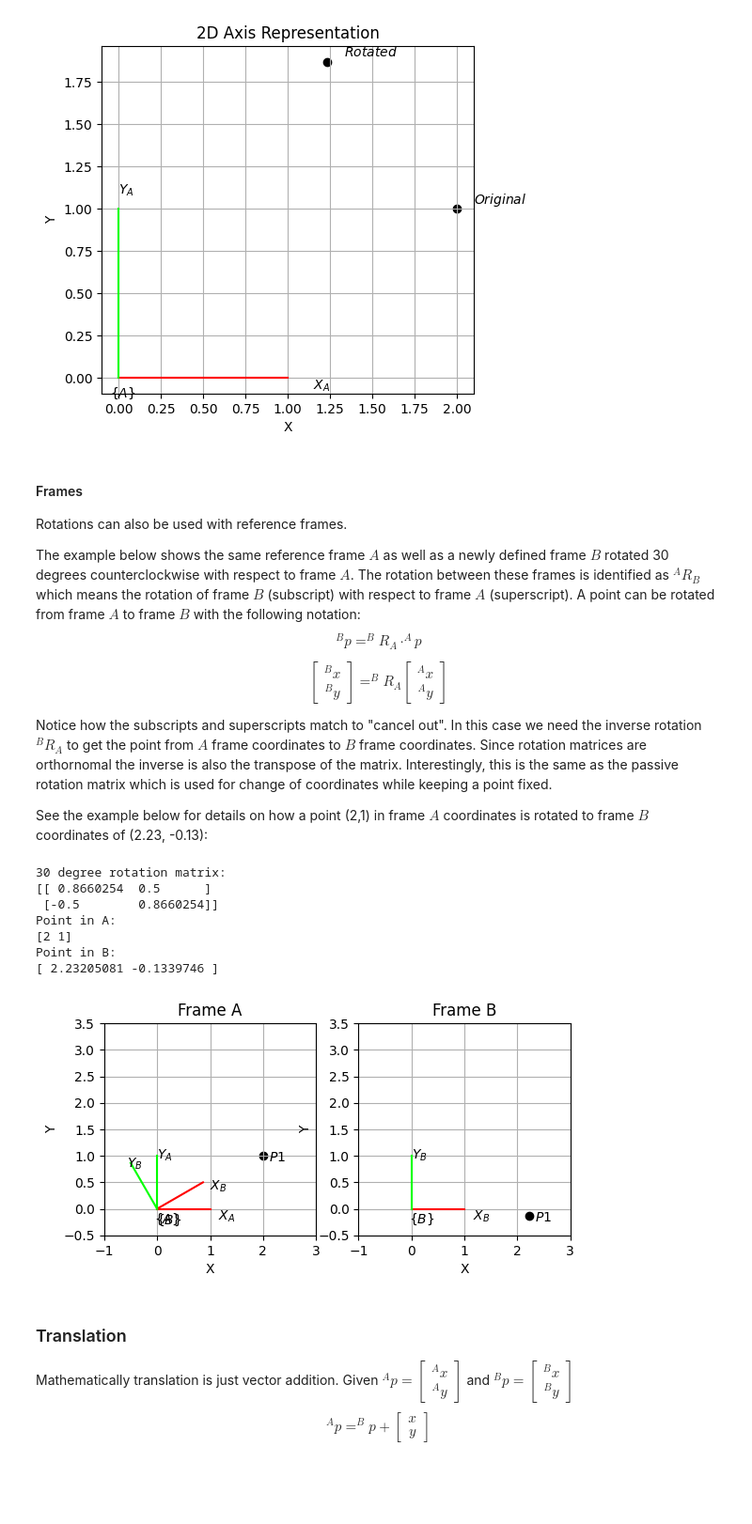
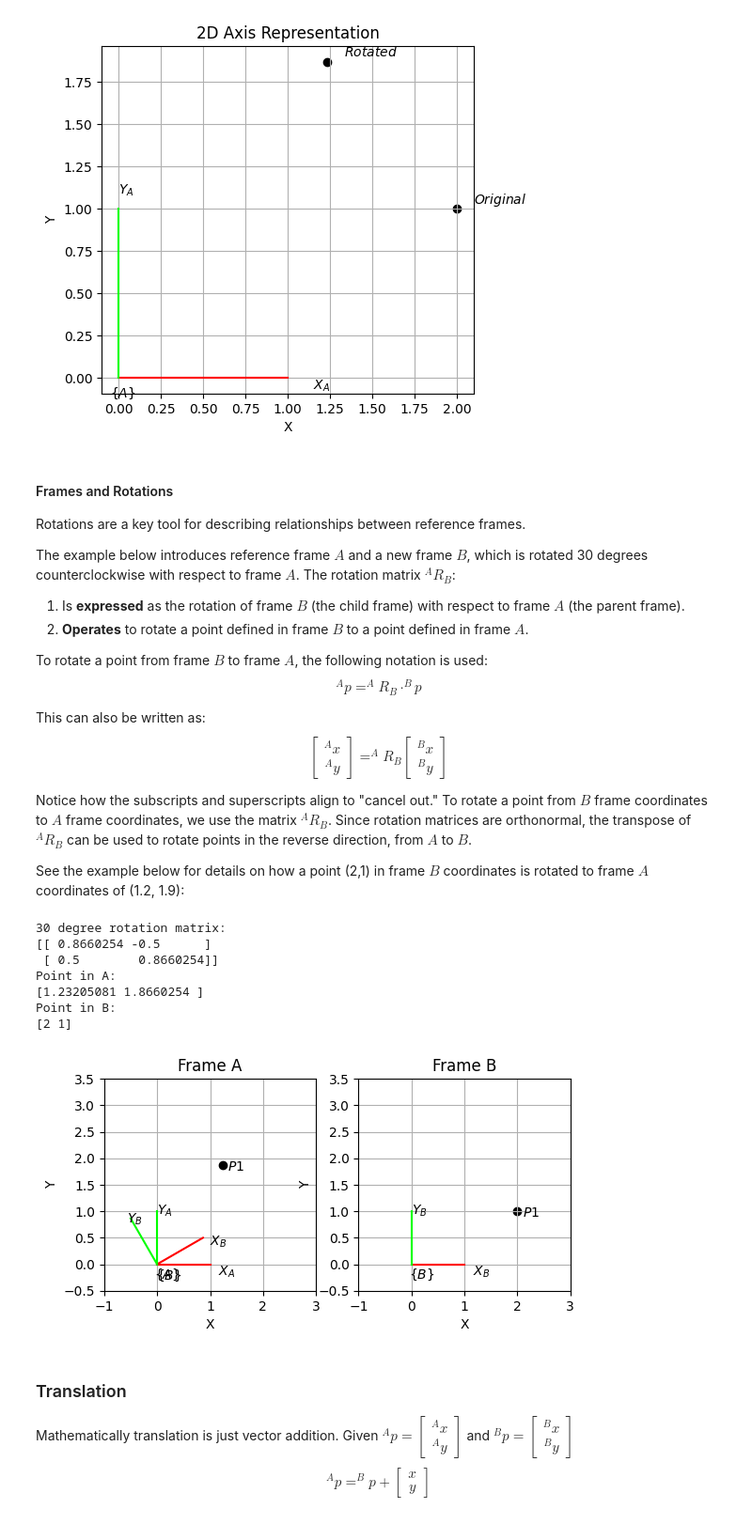
Before and after one commit to chasekunz/rigid-body-transformations, a Jupyter notebook: examples/rigid_body_transformations.ipynb, the cells around one changed output. Shown at 94% size. Saved outputs shown, nothing was run; the diff lists cells and outputs as text; code cells hidden in the pictures; blank space fills up the shorter version.

Commit message:
Clarify frames, add dev container

```diff
--- a/examples/rigid_body_transformations.ipynb
+++ b/examples/rigid_body_transformations.ipynb
@@ -92,49 +92,53 @@ Rotated point:
 [1.23205081 1.8660254 ]
 [figure]
 # %% [markdown]
-#### Frames
-Rotations can also be used with reference frames.
+#### Frames and Rotations
 
-The example below shows the same reference frame $A$ as well as a newly defined frame $B$ rotated 30 degrees counterclockwise with respect to frame $A$. The rotation between these frames is identified as $^{A}R_{B}$ which means the rotation of frame $B$ (subscript) with respect to frame $A$ (superscript). A point can be rotated from frame $A$ to frame $B$ with the following notation:
-$$ ^{B}p = ^{B}R_{A} \cdot ^{A}p$$
+Rotations are a key tool for describing relationships between reference frames.
 
+The example below introduces reference frame $A$ and a new frame $B$, which is rotated 30 degrees counterclockwise with respect to frame $A$. The rotation matrix $^{A}R_{B}$:
+
+1. Is **expressed** as the rotation of frame $B$ (the child frame) with respect to frame $A$ (the parent frame).
+2. **Operates** to rotate a point defined in frame $B$ to a point defined in frame $A$.
+
+To rotate a point from frame $B$ to frame $A$, the following notation is used:
+$$ ^{A}p = ^{A}R_{B} \cdot ^{B}p $$
+
+This can also be written as:
 $$
+\begin{bmatrix}
+^{A}x \\
+^{A}y
+\end{bmatrix}
+=
+^{A}R_{B}
 \begin{bmatrix}
 ^{B}x \\
 ^{B}y
 \end{bmatrix}
-=
-^{B}R_{A}
-\begin{bmatrix}
-^{A}x \\
-^{A}y
-\end{bmatrix}
 $$
 
-Notice how the subscripts and superscripts match to "cancel out". In this case we need the inverse rotation $^{B}R_{A}$ to get the point from $A$ frame coordinates to $B$ frame coordinates. Since rotation matrices are orthornomal the inverse is also the transpose of the matrix. Interestingly, this is the same as the passive rotation matrix which is used for change of coordinates while keeping a point fixed.
+Notice how the subscripts and superscripts align to "cancel out." To rotate a point from $B$ frame coordinates to $A$ frame coordinates, we use the matrix $^{A}R_{B}$. Since rotation matrices are orthonormal, the transpose of $^{A}R_{B}$ can be used to rotate points in the reverse direction, from $A$ to $B$.
 
-See the example below for details on how a point (2,1) in frame $A$ coordinates is rotated to frame $B$ coordinates of (2.23, -0.13):
+See the example below for details on how a point (2,1) in frame $B$ coordinates is rotated to frame $A$ coordinates of (1.2, 1.9):
 # %%
-
 # Reference frame A
 a = transforms2d.Transform2D(0, 0, np.deg2rad(0))
 
 # Transformation/Pose (rotation only for now) of frame B with respect
 # to frame A
-theta  = 30 # degrees
+theta  = 30  # degrees
 T_ab = transforms2d.Transform2D(0, 0, np.deg2rad(theta))
 
 print('30 degree rotation matrix:')
-print(T_ab.as_matrix().T[0:2,0:2])
+print(T_ab.as_matrix()[0:2, 0:2])  # Display the rotation matrix component of T_ab
 
-# Create a point defined in frame A
-p_a = np.array([2,1,1]) # homogeneous coordinates
+# Create a point defined in frame B
+p_b = np.array([2, 1, 1])  # homogeneous coordinates
 
-# Rotate the point from frame A to frame B
-# p_b = T_ba @ p_a. Since we only have T_ab we need to invert it first.
-# This inversion is equivalent to a passive rotation, which is used for
-# changing frames while keeping the point fixed.
-p_b = T_ab.inverse().as_matrix() @ p_a
+# Rotate the point from frame B to frame A
+# p_a = T_ab @ p_b
+p_a = T_ab.as_matrix() @ p_b
 
 print('Point in A:')
 print(p_a[0:2])
@@ -144,38 +148,38 @@ print(p_b[0:2])
 # Create a figure and axes
 fig, ax = plt.subplots(1, 2)
 
 # Plot coordinate frames in A and point in A
 a.plot(ax=ax[0], frame="A")
 T_ab.plot(ax=ax[0], frame="B")
 transforms2d.plot_point(ax=ax[0], p=p_a, frame="P1")
 
 # Plot coordinate frame B  and point in frame B
 a.plot(ax=ax[1], frame="B")
 transforms2d.plot_point(ax=ax[1], p=p_b, frame="P1")
 
 # Add labels and title
 ax[0].set_title('Frame A')
 ax[1].set_title('Frame B')
 
 for axis in ax:
     axis.set_xlabel('X')
     axis.set_ylabel('Y')
     axis.set_aspect('equal')
     axis.grid(True)
     axis.set_xlim(-1, 3)
     axis.set_ylim(-0.5, 3.5)
 
 # Show the plot
 plt.show()
 # %% [output]
 30 degree rotation matrix:
-[[ 0.8660254  0.5      ]
- [-0.5        0.8660254]]
+[[ 0.8660254 -0.5      ]
+ [ 0.5        0.8660254]]
 Point in A:
+[1.23205081 1.8660254 ]
+Point in B:
 [2 1]
-Point in B:
-[ 2.23205081 -0.1339746 ]
-[figure, old version]
+[figure, new version]
 # %% [markdown]
 ### Translation
 Mathematically translation is just vector addition. Given $^{A}p = \begin{bmatrix} ^A{x} \\ ^A{y} \end{bmatrix}$ and $^{B}p = \begin{bmatrix} ^B{x} \\ ^B{y} \end{bmatrix}$
```
Also changed, not shown: 2 other files.
